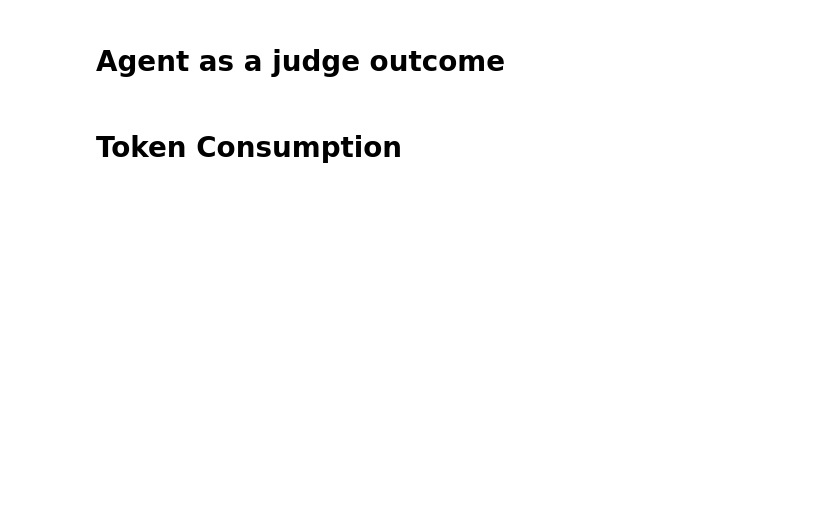
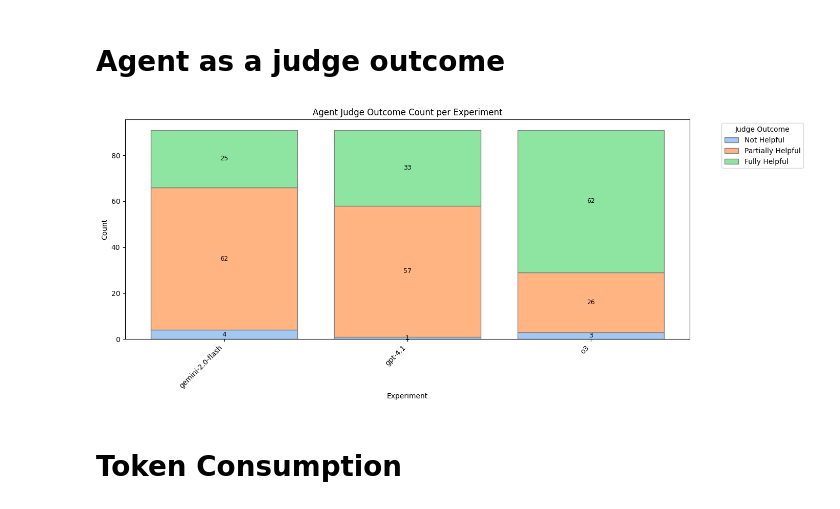
Before and after one commit to mrrestre/react_agent_in_edp, a Jupyter notebook: experiments/interpretation/experiment_comparer.ipynb, the cells around one changed output. Drawn from its saved outputs; the diff is of its cells as text; code cells hidden in the pictures; blank space fills up the shorter version.

```diff
--- a/experiments/interpretation/experiment_comparer.ipynb
+++ b/experiments/interpretation/experiment_comparer.ipynb
@@ -178,17 +155,12 @@ import seaborn as sns
 
 # Prepare the data
 stacked_data = (
-    df.groupby(["experiment_name", "agent_judge_outcome"]).size().unstack(fill_value=0)
+    df.groupby(["model_used", "agent_judge_outcome"]).size().unstack(fill_value=0)
 )
 
 # Desired outcome stacking order
 desired_order = ["Not Helpful", "Partially Helpful", "Fully Helpful"]
 stacked_data = stacked_data[desired_order]
-
-# Sort experiment names like CONF-1, CONF-2, etc.
-stacked_data = stacked_data.reindex(
-    sorted(stacked_data.index, key=lambda x: int(x.split("-")[1]))
-)
 
 # Plot
 plt.figure(figsize=(14, 6))
@@ -202,33 +174,35 @@ for idx, outcome in enumerate(desired_order):
         bottom=bottom,
         label=outcome,
         color=my_palette[idx],
         edgecolor="gray",
     )
 
     # Annotate each segment
     for i, (val, btm) in enumerate(zip(values, bottom)):
         if val > 0:
             plt.text(
                 i,
                 btm + val / 2,
                 str(val),
                 ha="center",
                 va="center",
                 fontsize=9,
                 color="black",
             )
 
     # Update stacking bottom
     bottom = [btm + val for btm, val in zip(bottom, values)]
 
 # Labels and legend
 plt.title("Agent Judge Outcome Count per Experiment")
 plt.xlabel("Experiment")
 plt.ylabel("Count")
 plt.xticks(rotation=45, ha="right")
 plt.legend(title="Judge Outcome", bbox_to_anchor=(1.05, 1), loc="upper left")
 plt.tight_layout()
 plt.show()
+# %% [output]
+[figure, added]
 # %% [markdown]
 # Token Consumption
 # %%
```
Also changed, not shown: parts of 9 cells of this notebook, 9 other files.
